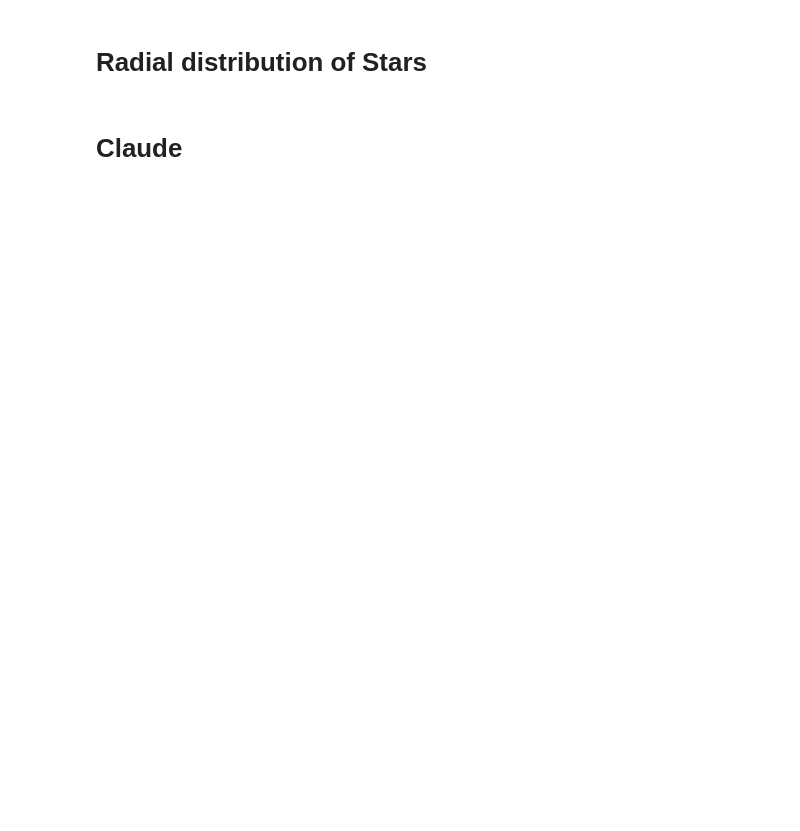
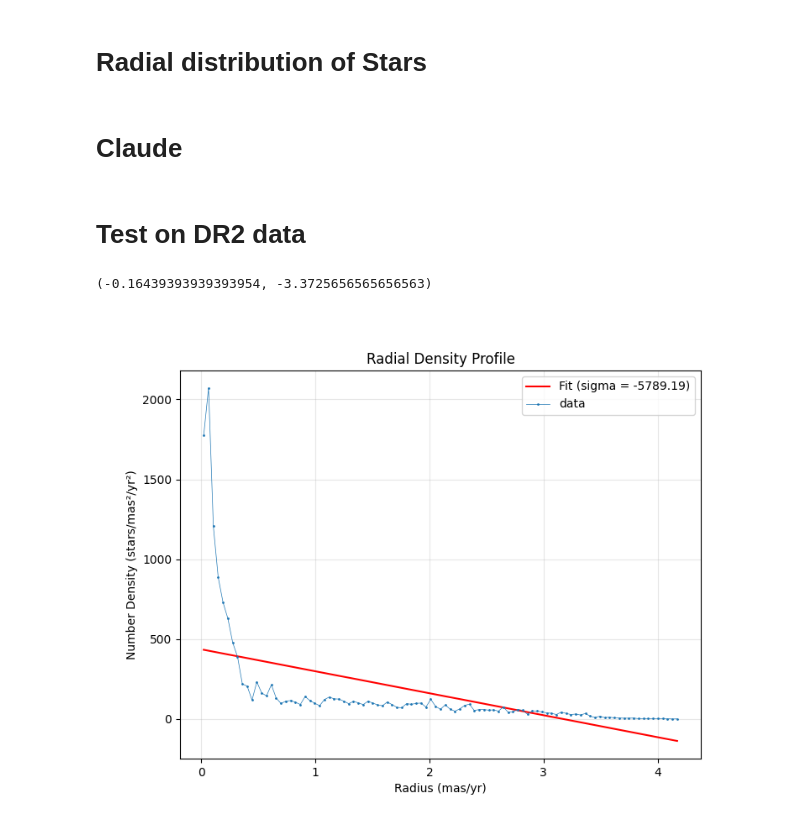
Before and after one commit to pranavkalsi/My-Projects, a Jupyter notebook: NGC_1960.ipynb, the cells around one changed output. Saved outputs shown, nothing was run; the diff lists cells and outputs as text; code cells hidden in the pictures; blank space fills up the shorter version.

```diff
--- a/NGC_1960.ipynb
+++ b/NGC_1960.ipynb
@@ -968,0 +1038,19 @@ if __name__ == "__main__":
+# %% [markdown]
+# Test on DR2 data
+# %%
+df=NGC_1960_data
+roi_x=[-2,3]
+roi_y=[-5,0]
+roi_df = df[(df['mu_x'] >= roi_x[0]) & (df['mu_x'] <= roi_x[1]) &
+        (df['mu_y'] >= roi_y[0]) & (df['mu_y'] <= roi_y[1])
+    ].copy()
+# %%
+cluster_DR2_roi=ClusterMemberSelector(roi_df.mu_x,roi_df.mu_y)
+# %%
+cluster_DR2_roi.find_cluster_center_density(bandwidth=0.01)
+# %% [output]
+(-0.16439393939393954, -3.3725656565656563)
+# %%
+cluster_DR2_roi.determine_cluster_radius_exponential(n_bins=100)
+# %% [output]
+[figure, added]
```
Also changed, not shown: parts of 27 cells of this notebook, 4 other files.
